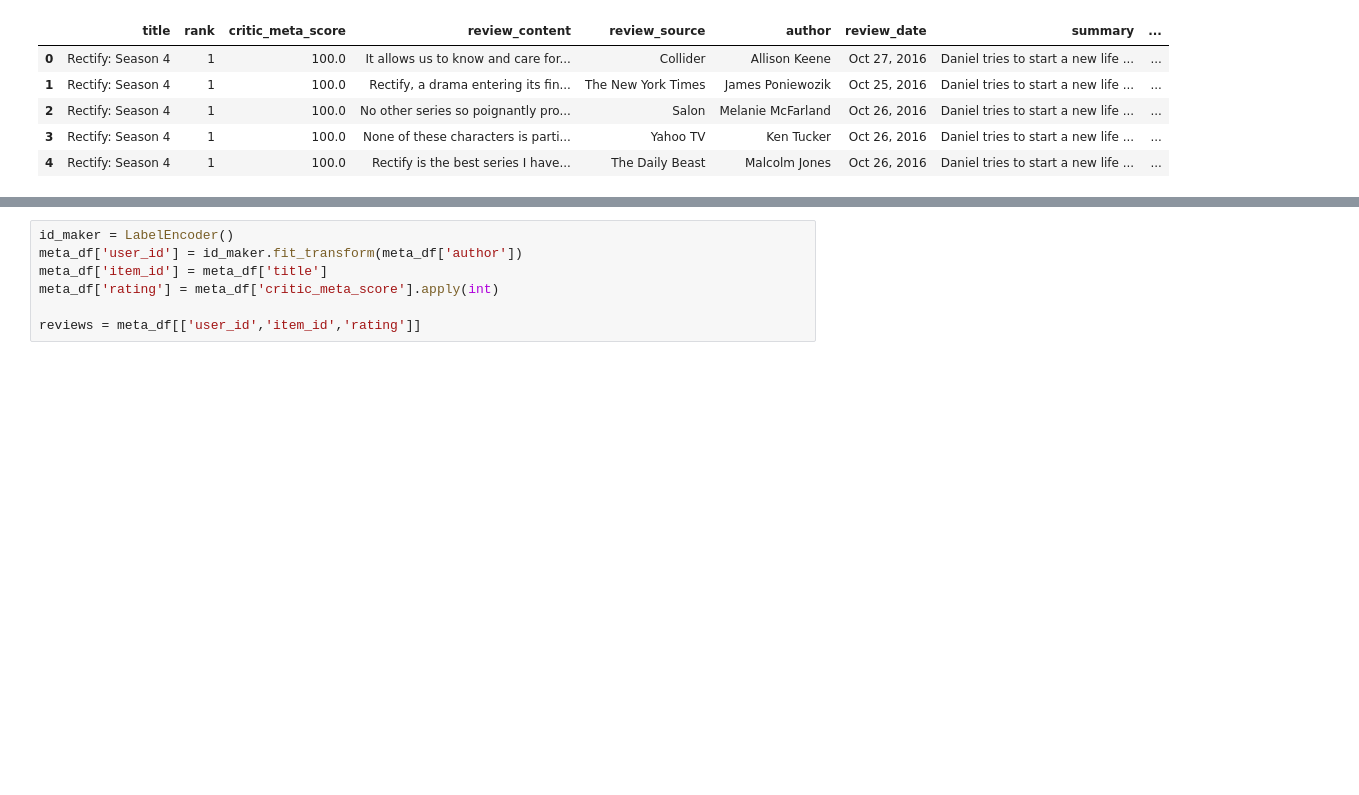
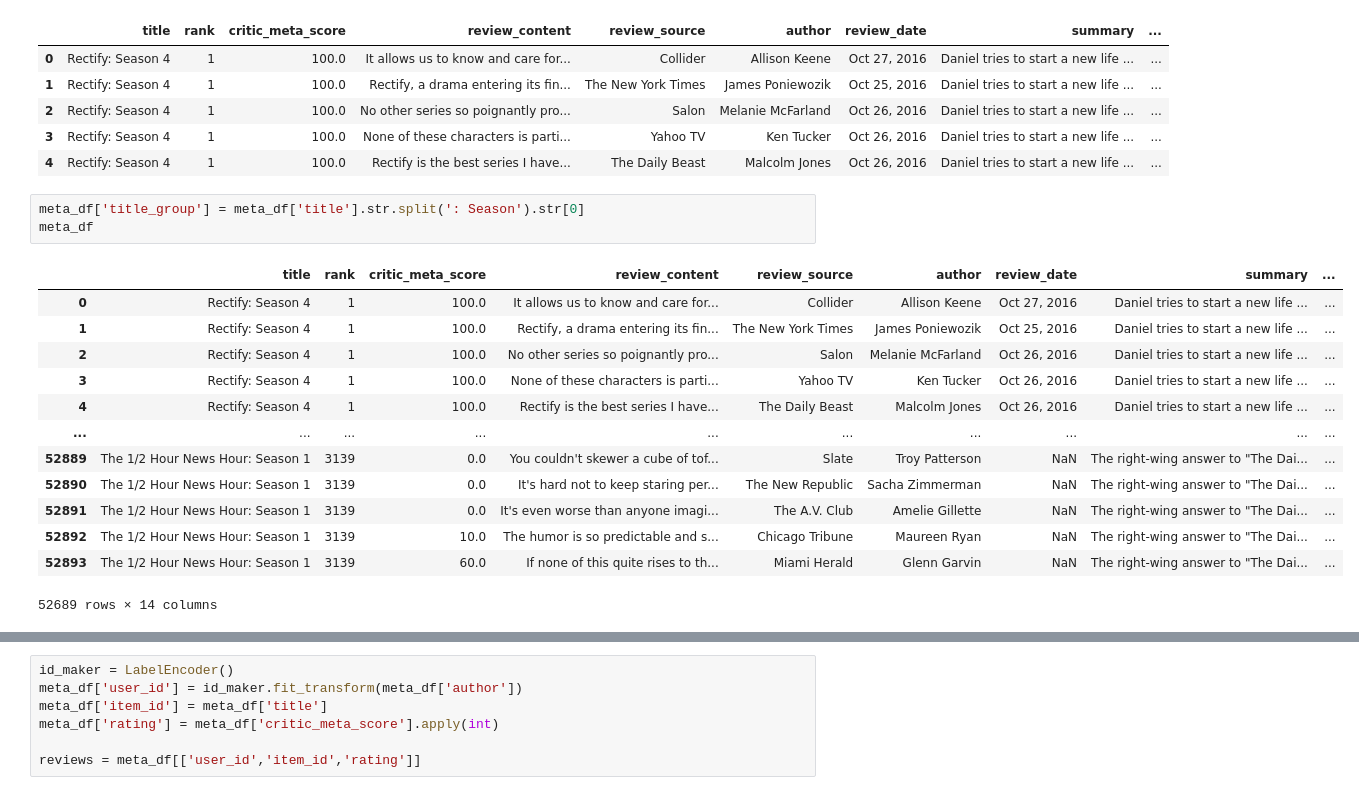
Before and after one commit to emileDesmaili/reco_system, a Jupyter notebook: metacritic EDA.ipynb, the cells around one changed output, grey strips where cells are left out. Drawn from its saved outputs; the diff is of its cells as text; blank space fills up the shorter version.

```diff
--- a/metacritic EDA.ipynb
+++ b/metacritic EDA.ipynb
@@ -21,3 +21,20 @@ meta_df.head()
 | 2 | Rectify: Season 4 | 1 | 100.0 | No other series so poignantly pro... | Salon | Melanie McFarland | Oct 26, 2016 | Daniel tries to start a new life ... | ... |
 | 3 | Rectify: Season 4 | 1 | 100.0 | None of these characters is parti... | Yahoo TV | Ken Tucker | Oct 26, 2016 | Daniel tries to start a new life ... | ... |
 | 4 | Rectify: Season 4 | 1 | 100.0 | Rectify is the best series I have... | The Daily Beast | Malcolm Jones | Oct 26, 2016 | Daniel tries to start a new life ... | ... |
+# %%
+meta_df['title_group'] = meta_df['title'].str.split(': Season').str[0]
+meta_df
+# %% [output]
+|  | title | rank | critic_meta_score | review_content | review_source | author | review_date | summary | ... |
+| 0 | Rectify: Season 4 | 1 | 100.0 | It allows us to know and care for... | Collider | Allison Keene | Oct 27, 2016 | Daniel tries to start a new life ... | ... |
+| 1 | Rectify: Season 4 | 1 | 100.0 | Rectify, a drama entering its fin... | The New York Times | James Poniewozik | Oct 25, 2016 | Daniel tries to start a new life ... | ... |
+| 2 | Rectify: Season 4 | 1 | 100.0 | No other series so poignantly pro... | Salon | Melanie McFarland | Oct 26, 2016 | Daniel tries to start a new life ... | ... |
+| 3 | Rectify: Season 4 | 1 | 100.0 | None of these characters is parti... | Yahoo TV | Ken Tucker | Oct 26, 2016 | Daniel tries to start a new life ... | ... |
+| 4 | Rectify: Season 4 | 1 | 100.0 | Rectify is the best series I have... | The Daily Beast | Malcolm Jones | Oct 26, 2016 | Daniel tries to start a new life ... | ... |
+| ... | ... | ... | ... | ... | ... | ... | ... | ... | ... |
+| 52889 | The 1/2 Hour News Hour: Season 1 | 3139 | 0.0 | You couldn't skewer a cube of tof... | Slate | Troy Patterson | NaN | The right-wing answer to "The Dai... | ... |
+| 52890 | The 1/2 Hour News Hour: Season 1 | 3139 | 0.0 | It's hard not to keep staring per... | The New Republic | Sacha Zimmerman | NaN | The right-wing answer to "The Dai... | ... |
+| 52891 | The 1/2 Hour News Hour: Season 1 | 3139 | 0.0 | It's even worse than anyone imagi... | The A.V. Club | Amelie Gillette | NaN | The right-wing answer to "The Dai... | ... |
+| 52892 | The 1/2 Hour News Hour: Season 1 | 3139 | 10.0 | The humor is so predictable and s... | Chicago Tribune | Maureen Ryan | NaN | The right-wing answer to "The Dai... | ... |
+| 52893 | The 1/2 Hour News Hour: Season 1 | 3139 | 60.0 | If none of this quite rises to th... | Miami Herald | Glenn Garvin | NaN | The right-wing answer to "The Dai... | ... |
+52689 rows × 14 columns
```
Also changed, not shown: parts of 6 cells of this notebook.
